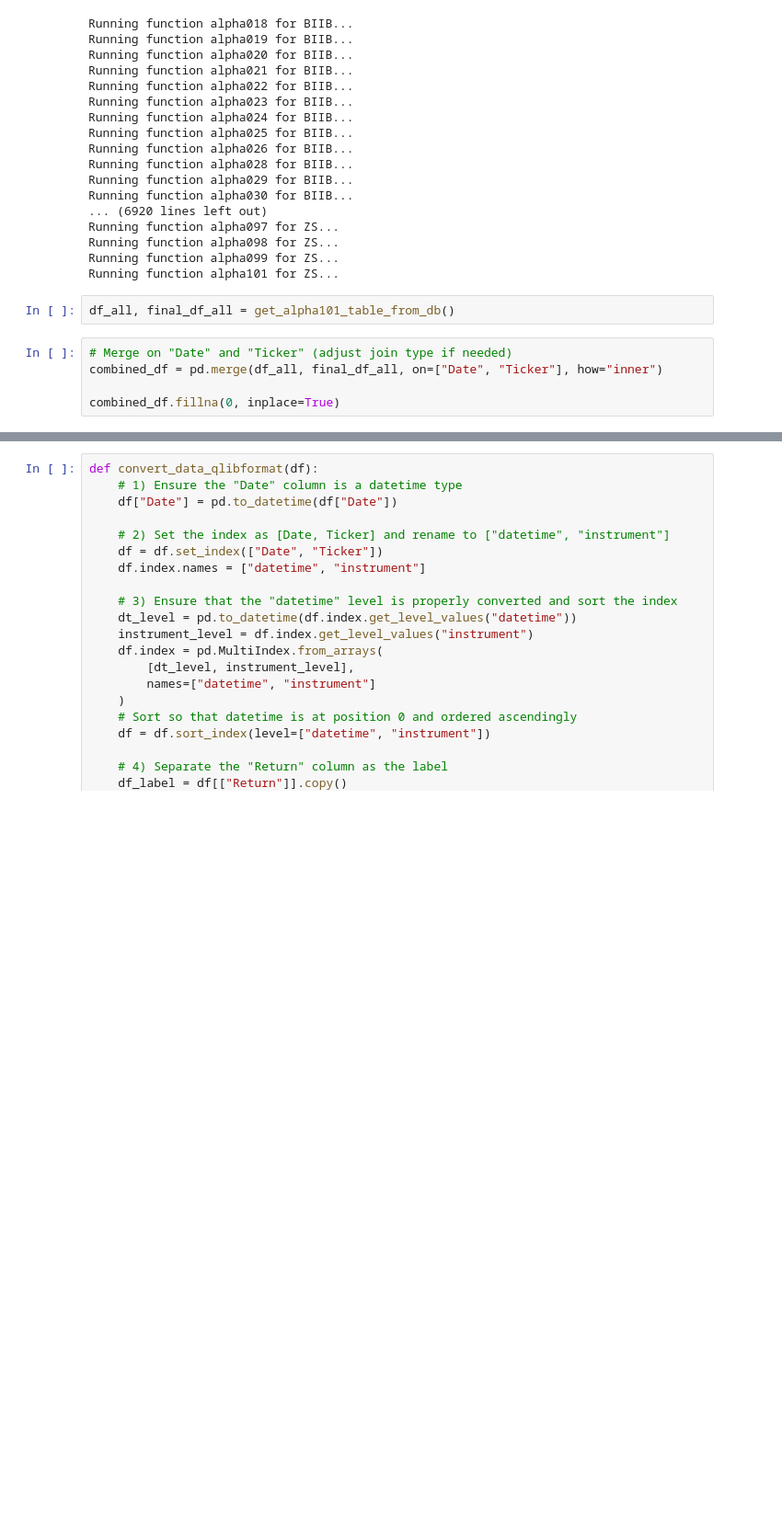
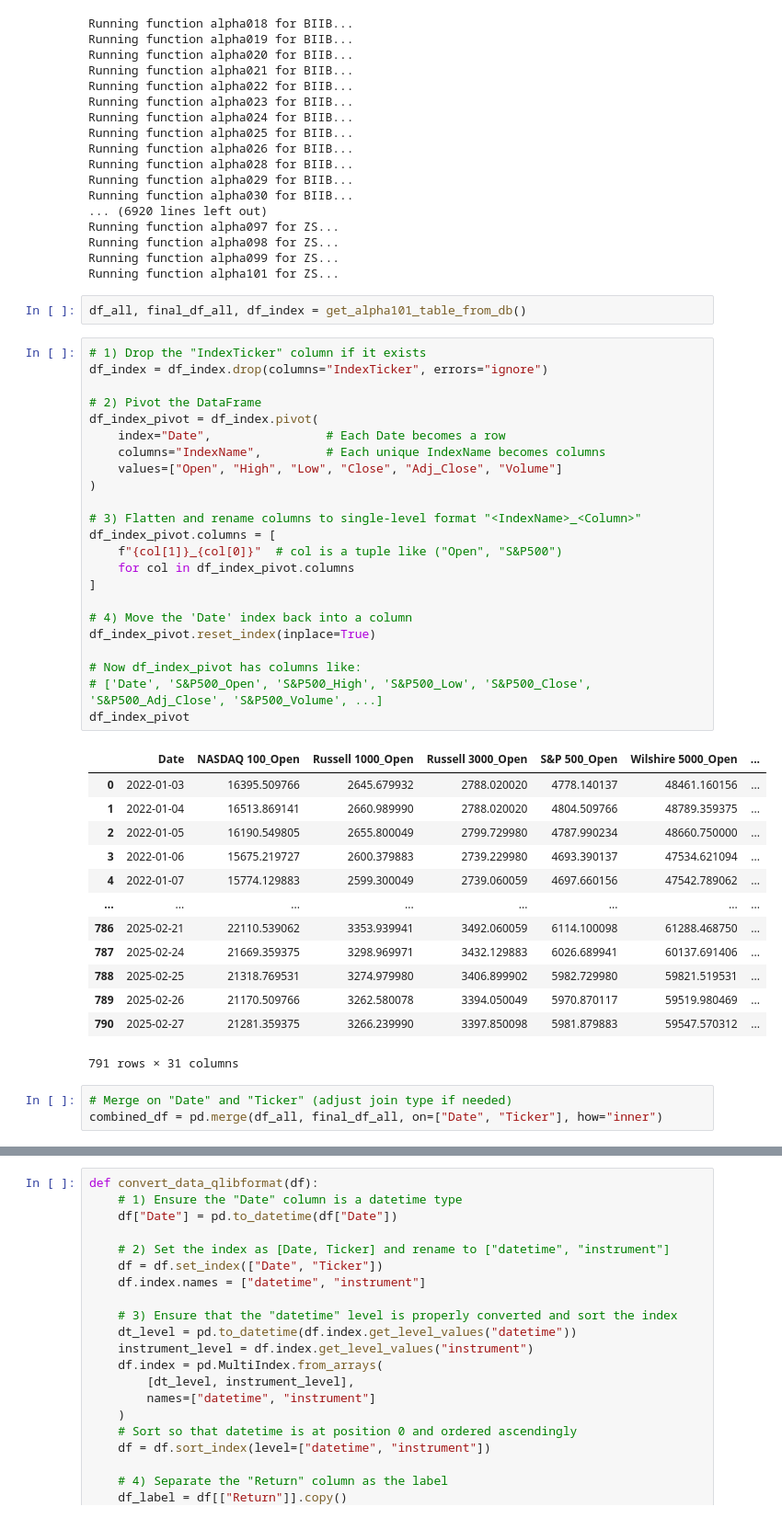
Before and after one commit to GAOCheryl/QF5214_2025_G8, a Jupyter notebook: TeamThree/MASTER-master/model_input_testing.ipynb, the cells around one changed output, grey strips where cells are left out. Shown: that part at 92% size. Drawn from its saved outputs; the diff is of its cells as text; blank space fills up the shorter version.

```diff
--- a/TeamThree/MASTER-master/model_input_testing.ipynb
+++ b/TeamThree/MASTER-master/model_input_testing.ipynb
@@ -59,9 +59,44 @@ Running function alpha098 for ZS...
 Running function alpha099 for ZS...
 Running function alpha101 for ZS...
 # %%
-df_all, final_df_all = get_alpha101_table_from_db()
+df_all, final_df_all, df_index = get_alpha101_table_from_db()
+# %%
+# 1) Drop the "IndexTicker" column if it exists
+df_index = df_index.drop(columns="IndexTicker", errors="ignore")
+
+# 2) Pivot the DataFrame
+df_index_pivot = df_index.pivot(
+    index="Date",                # Each Date becomes a row
+    columns="IndexName",         # Each unique IndexName becomes columns
+    values=["Open", "High", "Low", "Close", "Adj_Close", "Volume"]
+)
+
+# 3) Flatten and rename columns to single-level format "<IndexName>_<Column>"
+df_index_pivot.columns = [
+    f"{col[1]}_{col[0]}"  # col is a tuple like ("Open", "S&P500")
+    for col in df_index_pivot.columns
+]
+
+# 4) Move the 'Date' index back into a column
+df_index_pivot.reset_index(inplace=True)
+
+# Now df_index_pivot has columns like:
+# ['Date', 'S&P500_Open', 'S&P500_High', 'S&P500_Low', 'S&P500_Close', 'S&P500_Adj_Close', 'S&P500_Volume', ...]
+df_index_pivot
+# %% [output]
+|  | Date | NASDAQ 100_Open | Russell 1000_Open | Russell 3000_Open | S&P 500_Open | Wilshire 5000_Open | ... |
+| 0 | 2022-01-03 | 16395.509766 | 2645.679932 | 2788.020020 | 4778.140137 | 48461.160156 | ... |
+| 1 | 2022-01-04 | 16513.869141 | 2660.989990 | 2788.020020 | 4804.509766 | 48789.359375 | ... |
+| 2 | 2022-01-05 | 16190.549805 | 2655.800049 | 2799.729980 | 4787.990234 | 48660.750000 | ... |
+| 3 | 2022-01-06 | 15675.219727 | 2600.379883 | 2739.229980 | 4693.390137 | 47534.621094 | ... |
+| 4 | 2022-01-07 | 15774.129883 | 2599.300049 | 2739.060059 | 4697.660156 | 47542.789062 | ... |
+| ... | ... | ... | ... | ... | ... | ... | ... |
+| 786 | 2025-02-21 | 22110.539062 | 3353.939941 | 3492.060059 | 6114.100098 | 61288.468750 | ... |
+| 787 | 2025-02-24 | 21669.359375 | 3298.969971 | 3432.129883 | 6026.689941 | 60137.691406 | ... |
+| 788 | 2025-02-25 | 21318.769531 | 3274.979980 | 3406.899902 | 5982.729980 | 59821.519531 | ... |
+| 789 | 2025-02-26 | 21170.509766 | 3262.580078 | 3394.050049 | 5970.870117 | 59519.980469 | ... |
+| 790 | 2025-02-27 | 21281.359375 | 3266.239990 | 3397.850098 | 5981.879883 | 59547.570312 | ... |
+791 rows × 31 columns
 # %%
 # Merge on "Date" and "Ticker" (adjust join type if needed)
 combined_df = pd.merge(df_all, final_df_all, on=["Date", "Ticker"], how="inner")
-
-combined_df.fillna(0, inplace=True)
```
Also changed, not shown: parts of 8 cells of this notebook.
